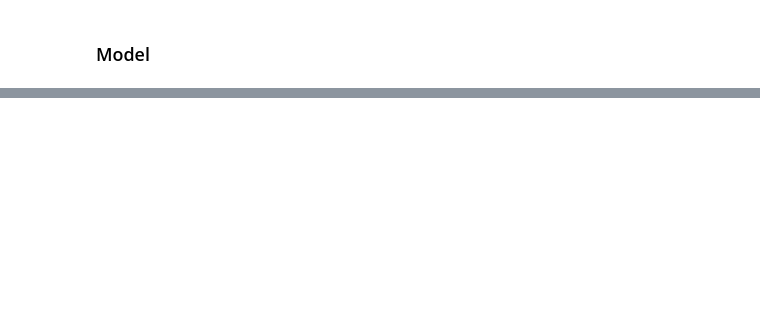
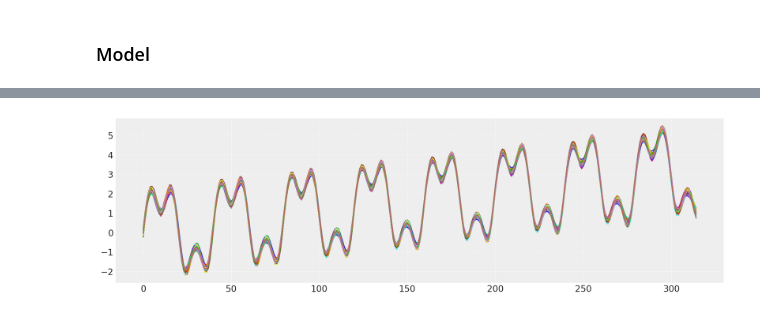
Before and after one commit to powell001/pymc_getting_started, a Jupyter notebook: code/time_series_GP_Orduz.ipynb, the cells around one changed output, grey strips where cells are left out. Cells and saved outputs as stored; diff of their text form; code cells hidden in the pictures; blank space fills up the shorter version.

Commit message:
figures needed for paper

```diff
--- a/code/time_series_GP_Orduz.ipynb
+++ b/code/time_series_GP_Orduz.ipynb
@@ -120,4 +121,5 @@ ax.set(title='y train-test split ', xlabel='t', ylabel='');
 # %%
+numpyro.set_host_device_count(4)
 with pm.Model() as model:
 
     # First seasonal component.
@@ -133,13 +135,19 @@ with pm.Model() as model:
     gp_3 = pm.gp.Marginal(cov_func=pm.gp.cov.Linear(input_dim=1, c=c_3))
     # Define gaussian process.
     gp = gp_1 + gp_2 + gp_3
+    3
     # Noise.
     sigma = pm.HalfNormal(name='sigma', sigma=10)
     # Likelihood.
     y_pred = gp.marginal_likelihood('y_pred', X=x_train, y=y_train.flatten(), sigma=sigma)
     # Sample.
     #trace = pm.sample(init='jitter+adapt_diag_grad', draws=500, cores=4, chains=2)
-    #trace =  pm.sample(nuts_sampler="numpyro", progressbar=False)
+    trace =  pm.sample(nuts_sampler="numpyro", progressbar=True, draws=100)
+    #trace = pm.sampling_jax.sample_numpyro_nuts(draws=1000, chains=4, chain_method='parallel', progress_bar= True, postprocessing_backend="cpu")
     #trace = pm.sample(nuts_sampler="blackjax")
-    trace = pm.sample(nuts_sampler="nutpie")
+    #trace = pm.sample(nuts_sampler="nutpie")
+    # pmjax.sample_numpyro_nuts(1000)
+    # trace = pmjax.sample_numpyro_nuts(draws=1000, chains=2, chain_method = "parallel", postprocessing_backend="cpu")
+    # trace = pmjax.sample_numpyro_nuts(draws=1000, chains=4, chain_method = "vectorized", postprocessing_backend="gpu")
+    # trace = pmjax.sample_numpyro_nuts(draws=1000, chains=2, chain_method = "parallel", postprocessing_backend="gpu")
 # %% [output]
@@ -157,0 +179,8 @@ trace
+# %%
+with model:
+
+    x_train_conditional = gp.conditional('x_train_conditional', x_train)
+    y_train_pred_samples = pm.sample_posterior_predictive(trace, var_names=["x_train_conditional"])
+
+    x_test_conditional = gp.conditional('x_test_conditional', x_test)
+    y_test_pred_samples = pm.sample_posterior_predictive(trace, var_names=["x_test_conditional"])
@@ -157,0 +194,3 @@ trace
+# %%
+with model:
+    y_train_pred_samples = pm.sample_posterior_predictive(trace, var_names=["x_train_conditional"])
@@ -158,3 +201,9 @@ trace
+# %%
+f_pred = (y_train_pred_samples.posterior_predictive.stack(samples=("chain", "draw"))['x_train_conditional'].values)
+# %%
+plt.plot(f_pred);
+# %% [output]
+[figure, added]
 # %%
 with model:
 
```
Also changed, not shown: parts of 13 cells of this notebook, 2 other files.
